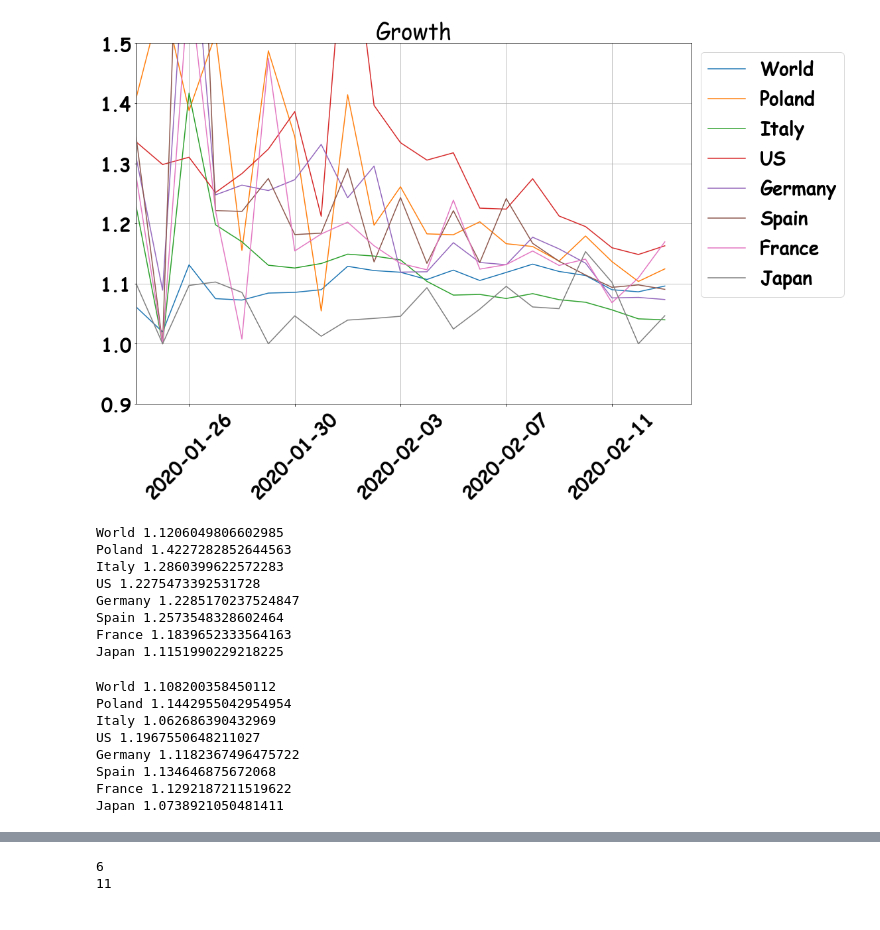
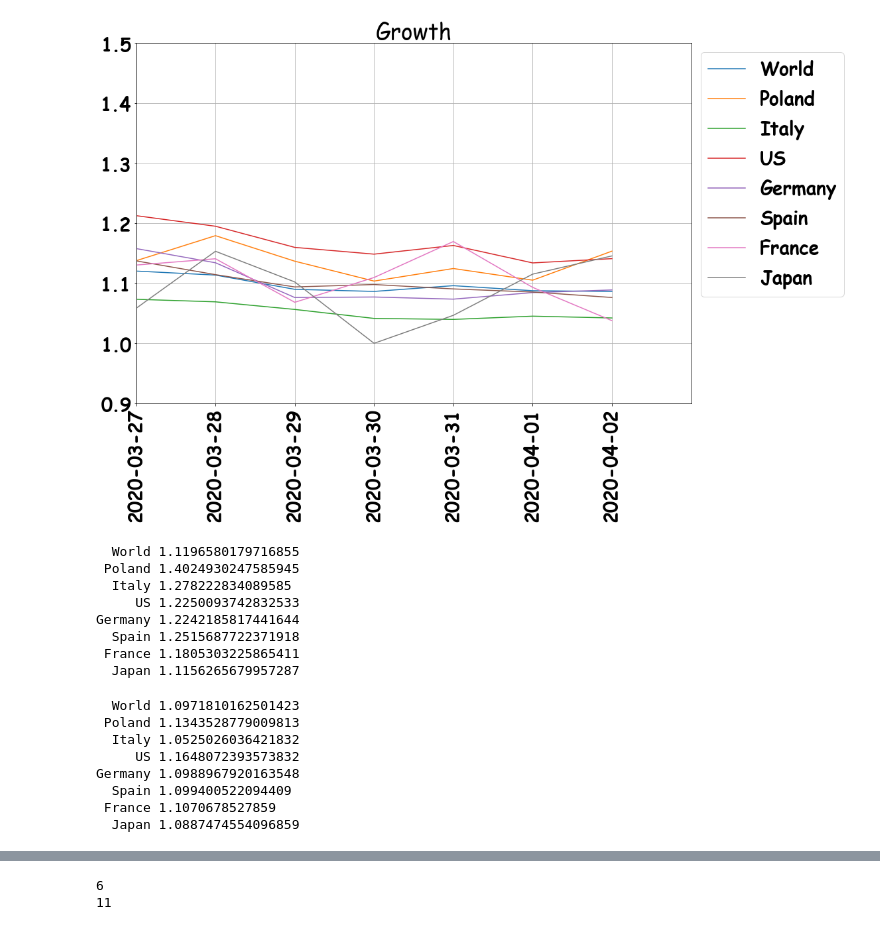
Before and after one commit to sgepner/covid-19, a Jupyter notebook: notebooks/Fun with data.ipynb, the cells around one changed output, grey strips where cells are left out. Drawn from its saved outputs; the diff is of its cells as text; code cells hidden in the pictures.

```diff
--- a/notebooks/Fun with data.ipynb
+++ b/notebooks/Fun with data.ipynb
@@ -41,17 +41,18 @@ def readdata_wrd(path, dest):
         line_count = 0
         for row in csv_reader:
             if line_count == 0:
-    #             print(f'Column names are {", ".join(row)}')
+                print(f'Column names are {", ".join(row)}')
                 line_count += 1
             else:
     #             print(row)
-                dest.idx.append(line_count)
+                dest.idx.append(line_count-1)
                 line_count += 1
                 r = row[0].split('-')
                 d = datetime.date(year=int(r[0]), month=int(r[1]),day=int(r[2]))
                 dest.dte.append(d)
                 dest.con.append(int(row[1]))
                 dest.ded.append(int(row[3]))
+#                 print(dest.idx[-1])
         print(f'Processed {line_count} lines.')
     dest.name = 'World'
     dest.idx=np.array(dest.idx)
@@ -69,13 +70,14 @@ def readdata_cnt(path, dest, cntname):
                 line_count += 1
             elif row[1] == cntname:
     #             print(row)
-                dest.idx.append(line_count)
+                dest.idx.append(line_count-1)
                 line_count += 1
                 r = row[0].split('-')
                 d = datetime.date(year=int(r[0]), month=int(r[1]),day=int(r[2]))
                 dest.dte.append(d)
                 dest.con.append(int(row[2]))
                 dest.ded.append(int(row[4]))
+#                 print(dest.idx[-1])
 #                 print(d, row[2])
             else:
                 pass
@@ -105,0 +111,3 @@ Processed 71 lines.
+# %%
+for c in clist:
+    print("{0:>7}".format(c.name), len(c.idx))
@@ -150,45 +179,47 @@ plt.grid()
 # %%
 fig, ax = plt.subplots(figsize=(15,10))
 
 for c in clist:
     ax.plot(c.idx, c.gfactor(), label=c.name)
 
 plt.title('Growth')
-plt.xlim(clist[0].idx[-21], clist[0].idx[-1]+1)
+plt.xlim(clist[0].idx[-7], clist[0].idx[-1]+1)
 plt.ylim(0.9,1.5)
 plt.legend(bbox_to_anchor=(1, 1., 0, 0))
-base = 4
-loc = plticker.MultipleLocator(base=base) # this locator puts ticks at regular intervals
-ax.xaxis.set_major_locator(loc)
+
+base = 1
+lo = list(clist[0].idx[::base])
+if lo[-1] != clist[0].idx[-1]: lo.append(clist[0].idx[-1])
+loc = plticker.FixedLocator(locs=lo) # this locator puts ticks at regular intervals
+ax.xaxis.set_major_locator(locator=loc)
 ax.xaxis.set_major_formatter(mdates.DateFormatter('%Y-%M-%D'))
-ax.set_xticklabels(clist[0].dte[::base], rotation=45)
-
+ax.set_xticklabels([clist[0].dte[i] for i in loc()], rotation=90)
 plt.grid()
 # %% [output]
-[figure, old version]
+[figure, new version]
 # %%
 for d in clist:
     av = np.mean([x for x in d.gf if x])
-    print(d.name, av)
+    print("{0:>7}".format(d.name), av)
 # %% [output]
-World 1.1206049806602985
-Poland 1.4227282852644563
-Italy 1.2860399622572283
-US 1.2275473392531728
-Germany 1.2285170237524847
-Spain 1.2573548328602464
-France 1.1839652333564163
-Japan 1.1151990229218225
+  World 1.1196580179716855
+ Poland 1.4024930247585945
+  Italy 1.278222834089585
+     US 1.2250093742832533
+Germany 1.2242185817441644
+  Spain 1.2515687722371918
+ France 1.1805303225865411
+  Japan 1.1156265679957287
 # %%
 for d in clist:
     av = np.mean([x for x in d.gf[-7:] if x])
-    print(d.name, av)
+    print("{0:>7}".format(d.name), av)
 # %% [output]
-World 1.108200358450112
-Poland 1.1442955042954954
-Italy 1.062686390432969
-US 1.1967550648211027
-Germany 1.1182367496475722
-Spain 1.134646875672068
-France 1.1292187211519622
-Japan 1.0738921050481411
+  World 1.0971810162501423
+ Poland 1.1343528779009813
+  Italy 1.0525026036421832
+     US 1.1648072393573832
+Germany 1.0988967920163548
+  Spain 1.099400522094409
+ France 1.1070678527859
+  Japan 1.0887474554096859
```
Also changed, not shown: parts of 10 cells of this notebook.
